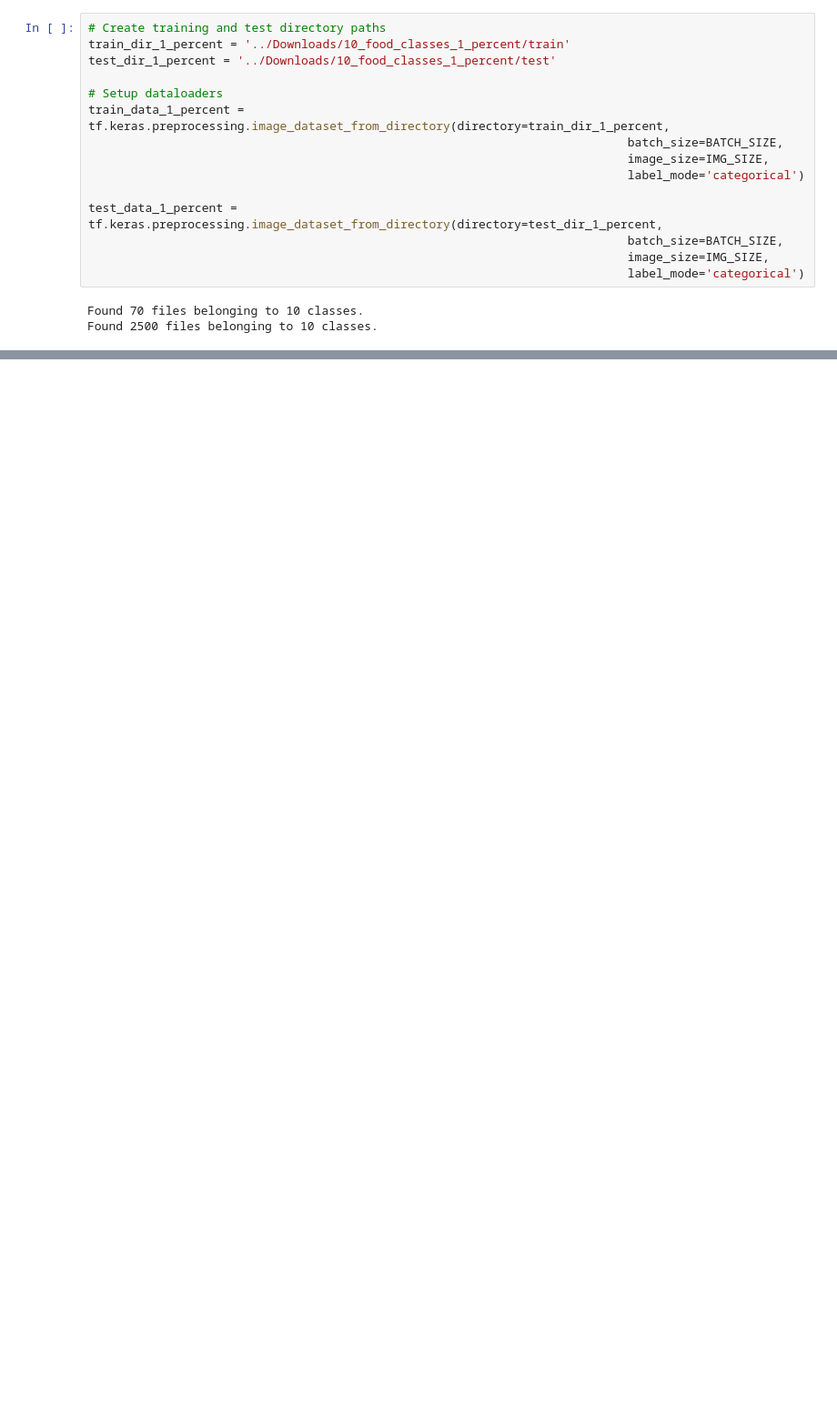
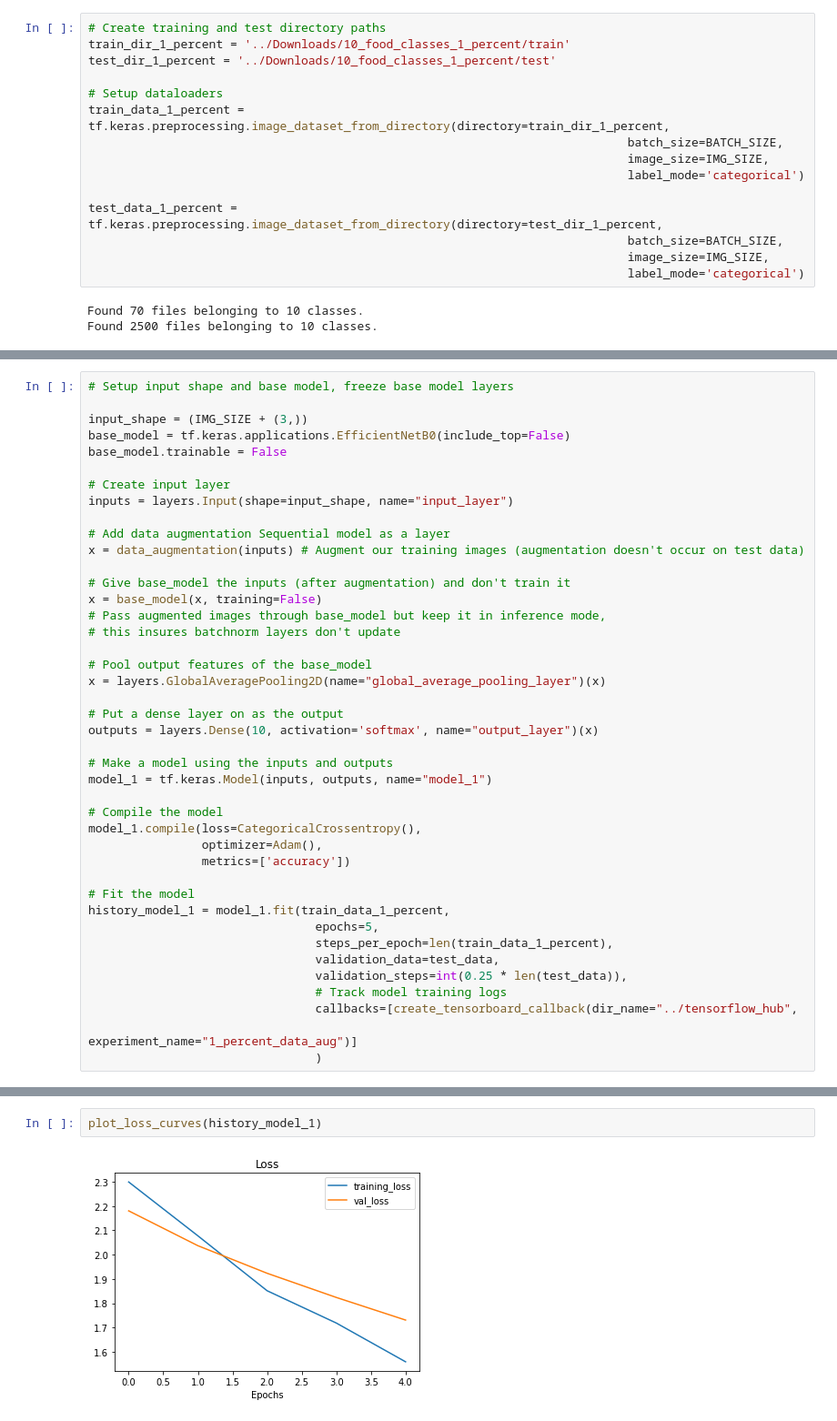
Before and after one commit to GlennChon/tensorflow_notes, a Jupyter notebook: 05_transfer_learning_2.ipynb, the cells around one changed output, grey strips where cells are left out. Shown at 91% size. Saved outputs shown, nothing was run; the diff lists cells and outputs as text; blank space fills up the shorter version.

```diff
--- a/05_transfer_learning_2.ipynb
+++ b/05_transfer_learning_2.ipynb
@@ -419,0 +472,42 @@ data_augmentation = Sequential([
+# %%
+# Setup input shape and base model, freeze base model layers
+
+input_shape = (IMG_SIZE + (3,))
+base_model = tf.keras.applications.EfficientNetB0(include_top=False)
+base_model.trainable = False
+
+# Create input layer
+inputs = layers.Input(shape=input_shape, name="input_layer")
+
+# Add data augmentation Sequential model as a layer
+x = data_augmentation(inputs) # Augment our training images (augmentation doesn't occur on test data)
+
+# Give base_model the inputs (after augmentation) and don't train it
+x = base_model(x, training=False)
+# Pass augmented images through base_model but keep it in inference mode,
+# this insures batchnorm layers don't update
+
+# Pool output features of the base_model
+x = layers.GlobalAveragePooling2D(name="global_average_pooling_layer")(x)
+
+# Put a dense layer on as the output
+outputs = layers.Dense(10, activation='softmax', name="output_layer")(x)
+
+# Make a model using the inputs and outputs
+model_1 = tf.keras.Model(inputs, outputs, name="model_1")
+
+# Compile the model
+model_1.compile(loss=CategoricalCrossentropy(),
+                optimizer=Adam(),
+                metrics=['accuracy'])
+
+# Fit the model
+history_model_1 = model_1.fit(train_data_1_percent,
+                                epochs=5,
+                                steps_per_epoch=len(train_data_1_percent),
+                                validation_data=test_data,
+                                validation_steps=int(0.25 * len(test_data)),
+                                # Track model training logs
+                                callbacks=[create_tensorboard_callback(dir_name="../tensorflow_hub",
+                                                                experiment_name="1_percent_data_aug")]
+                                )
@@ -419,0 +607,4 @@ data_augmentation = Sequential([
+# %%
+plot_loss_curves(history_model_1)
+# %% [output]
+[figure, added]
```
Also changed, not shown: parts of 36 cells of this notebook.
